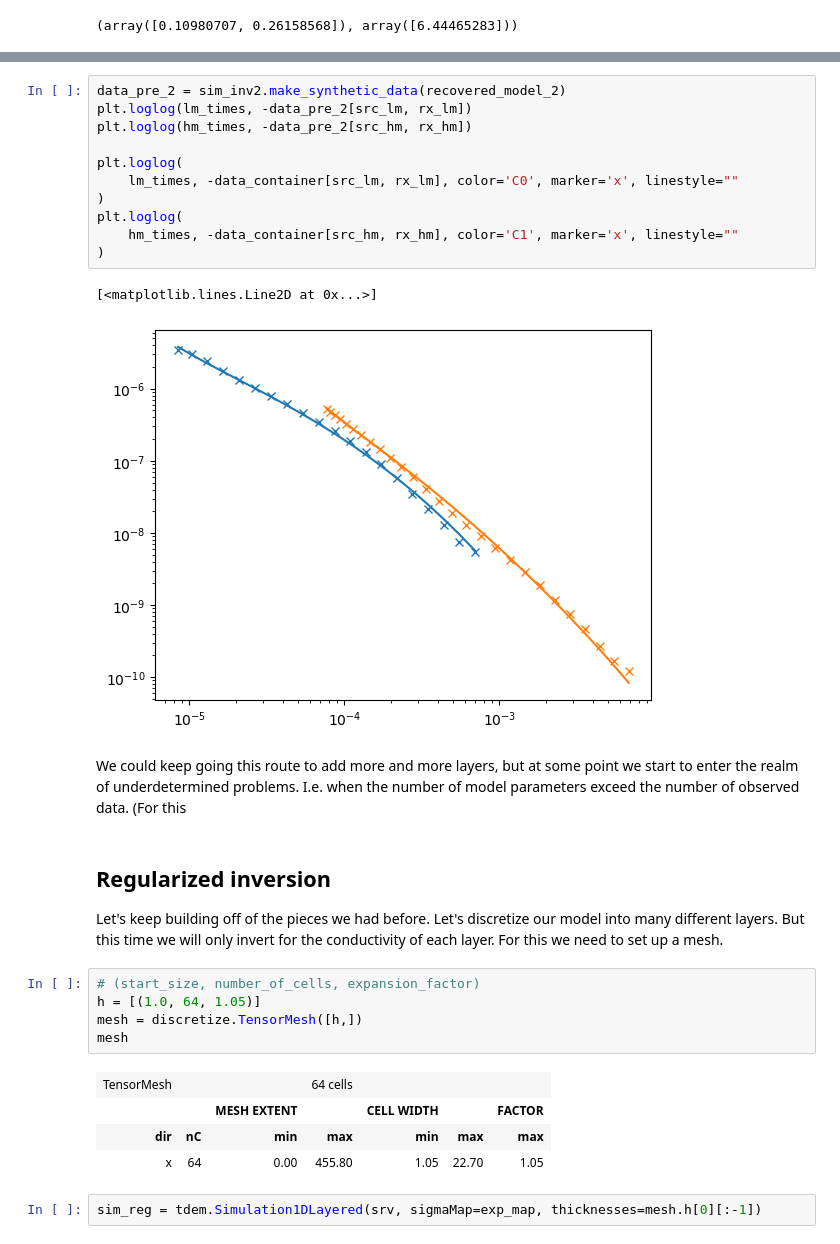
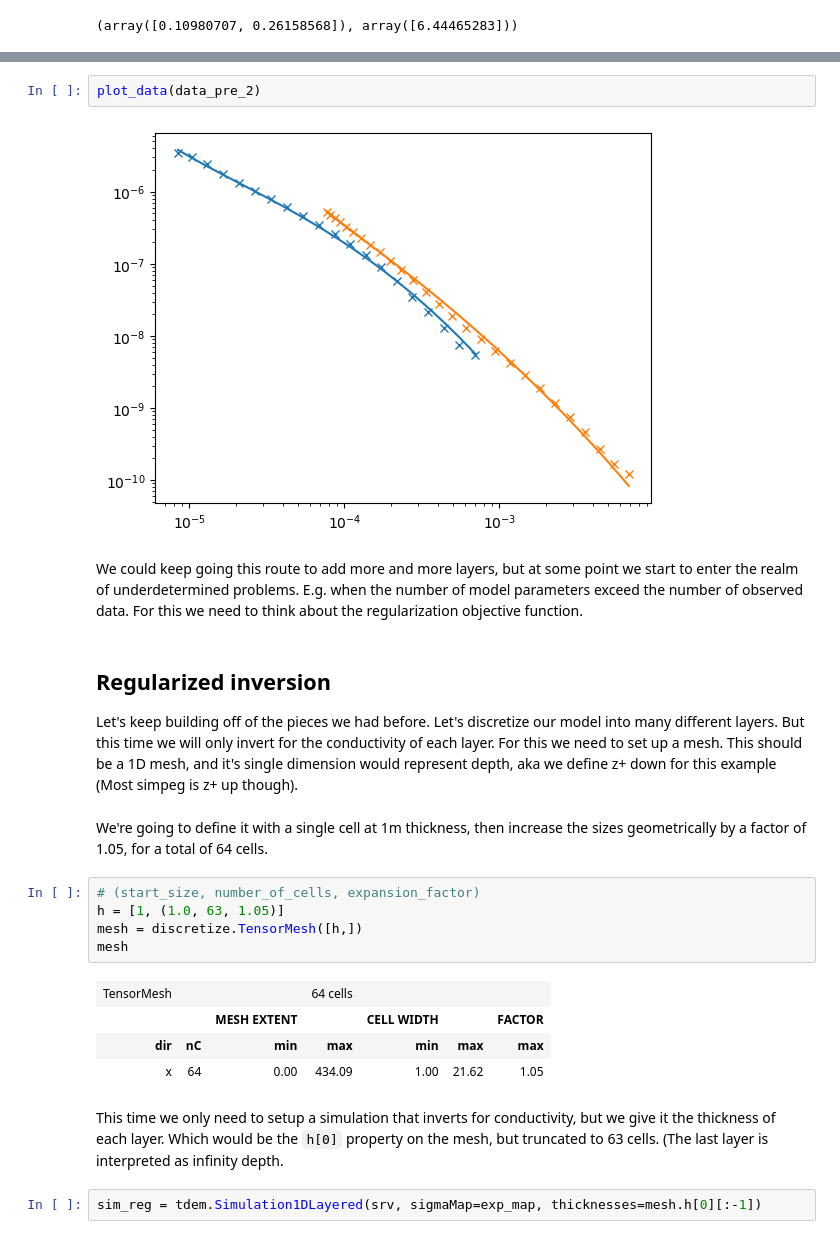
Before and after one commit to simpeg/segns-2024-tutorial, a Jupyter notebook: notebooks/skytem-inversion.ipynb, the cells around one changed output, grey strips where cells are left out. Cells and saved outputs as stored; diff of their text form.

Commit message:
Add many comments to the skytem-inversion notebook

```diff
--- a/notebooks/skytem-inversion.ipynb
+++ b/notebooks/skytem-inversion.ipynb
@@ -409,32 +592,27 @@ sim_inv2.sigma, sim_inv2.thicknesses
 # %%
-data_pre_2 = sim_inv2.make_synthetic_data(recovered_model_2)
-plt.loglog(lm_times, -data_pre_2[src_lm, rx_lm])
-plt.loglog(hm_times, -data_pre_2[src_hm, rx_hm])
-
-plt.loglog(
-    lm_times, -data_container[src_lm, rx_lm], color='C0', marker='x', linestyle=""
-)
-plt.loglog(
-    hm_times, -data_container[src_hm, rx_hm], color='C1', marker='x', linestyle=""
-)
+plot_data(data_pre_2)
 # %% [output]
-[<matplotlib.lines.Line2D at 0x...>]
 [figure]
 # %% [markdown]
-We could keep going this route to add more and more layers, but at some point we start to enter the realm of underdetermined problems. I.e. when the number of model parameters exceed the number of observed data. (For this
+We could keep going this route to add more and more layers, but at some point we start to enter the realm of underdetermined problems. E.g. when the number of model parameters exceed the number of observed data. For this we need to think about the regularization objective function.
 # %% [markdown]
 ## Regularized inversion
 
-Let's keep building off of the pieces we had before. Let's discretize our model into many different layers. But this time we will only invert for the conductivity of each layer. For this we need to set up a mesh.
+Let's keep building off of the pieces we had before. Let's discretize our model into many different layers. But this time we will only invert for the conductivity of each layer. For this we need to set up a mesh. This should be a 1D mesh, and it's single dimension would represent depth, aka we define z+ down for this example (Most simpeg is z+ up though).
+# %% [markdown]
+We're going to define it with a single cell at 1m thickness, then increase the sizes geometrically by a factor of 1.05, for a total of 64 cells.
 # %%
 # (start_size, number_of_cells, expansion_factor)
-h = [(1.0, 64, 1.05)]
+h = [1, (1.0, 63, 1.05)]
 mesh = discretize.TensorMesh([h,])
 mesh
 # %% [output]
 | TensorMesh |  |  | 64 cells |  |  |  |
 |  |  | MESH EXTENT |  | CELL WIDTH |  | FACTOR |
 | dir | nC | min | max | min | max | max |
-| x | 64 | 0.00 | 455.80 | 1.05 | 22.70 | 1.05 |
+| x | 64 | 0.00 | 434.09 | 1.00 | 21.62 | 1.05 |
+# %% [markdown]
+This time we only need to setup a simulation that inverts for conductivity, but we give it the thickness of each layer.
+Which would be the `h[0]` property on the mesh, but truncated to 63 cells. (The last layer is interpreted as infinity depth.
 # %%
 sim_reg = tdem.Simulation1DLayered(srv, sigmaMap=exp_map, thicknesses=mesh.h[0][:-1])
```
Also changed, not shown: parts of 113 cells of this notebook.
